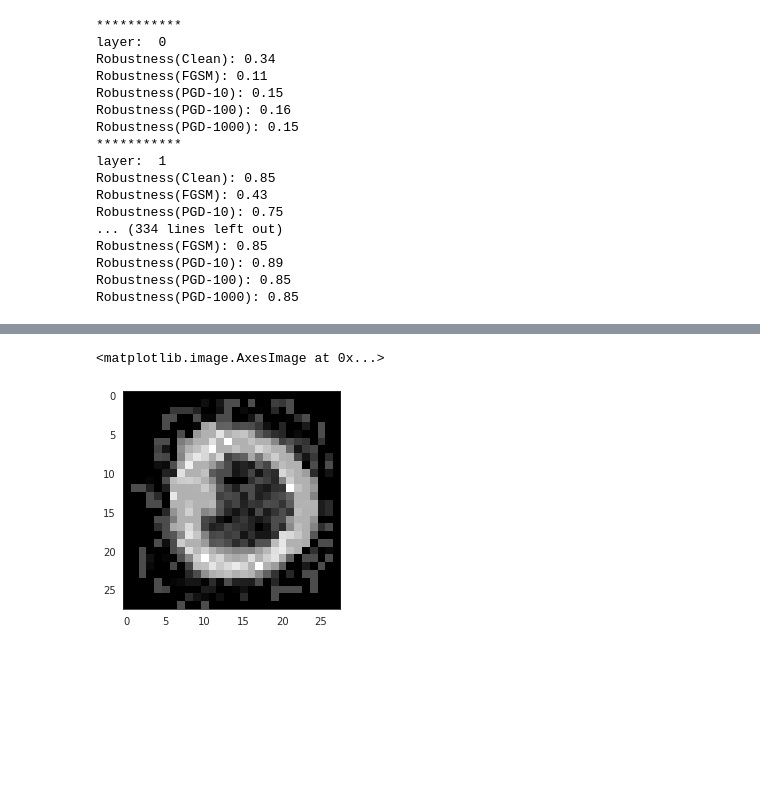
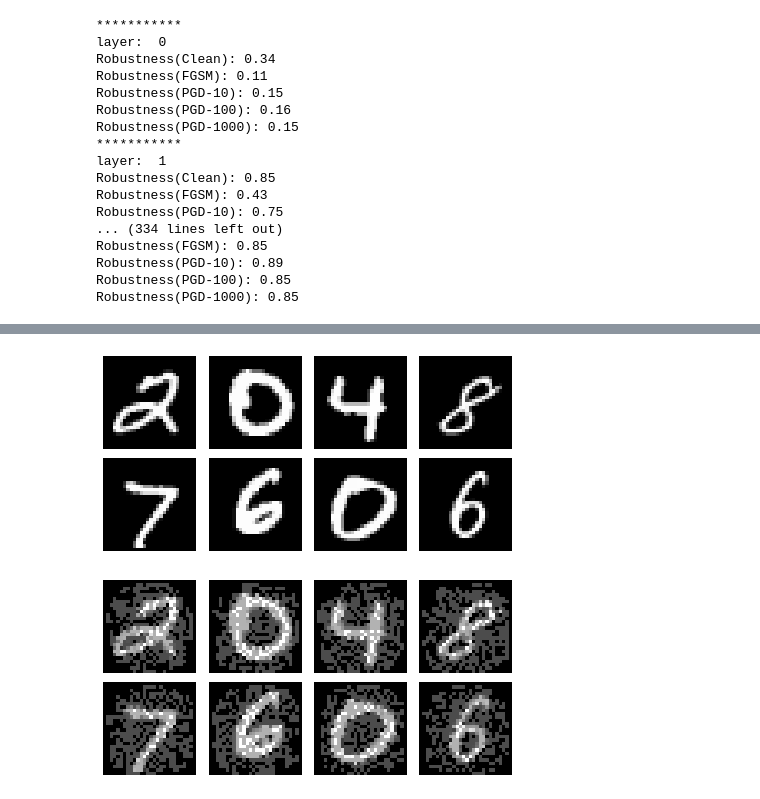
Before and after one commit to jacsaddict/ntk-adversarial-attack, a Jupyter notebook: adversarial-attack-col-wise-mnist-dense.ipynb, the cells around one changed output, grey strips where cells are left out. Drawn from its saved outputs; the diff is of its cells as text; code cells hidden in the pictures; blank space fills up the shorter version.

```diff
--- a/adversarial-attack-col-wise-mnist-dense.ipynb
+++ b/adversarial-attack-col-wise-mnist-dense.ipynb
@@ -64,7 +64,7 @@ y_test = y_test_all[:test_size]
 
 # shape = (x_train.shape[0], 32, 32, 3)
 # %%
-device_id = jax.devices()[1]
+device_id = jax.devices()[0]
 # %%
 # move to gpu
 
@@ -639,5 +634,23 @@ plt.imshow(adv_x_PGD_100[1].reshape((28, 28)), cmap='gray', vmin=0, vmax=1)
-# %%
-plt.imshow(adv_x_PGD_1000[1].reshape((28, 28)), cmap='gray', vmin=0, vmax=1)
-# %% [output]
-<matplotlib.image.AxesImage at 0x...>
-[figure, removed]
+# %%
+img_shape = (28, 28)
+# %%
+def plt_samples(arr):
+    fig, axs = plt.subplots(2, 4, figsize=(6, 3), sharex=True)
+    for row, ax in enumerate(axs):
+        for idx, a in enumerate(ax):
+            img = arr[idx + row*4].reshape(img_shape)
+            a.axis('off')
+            a.xaxis.set_visible(False)
+            a.yaxis.set_visible(False)
+            a.imshow(img, cmap='gray', vmin=0, vmax=1)
+
+    plt.tight_layout()
+    plt.show()
+# %%
+plt_samples(x_test)
+# %% [output]
+[figure, added]
+# %%
+plt_samples(adv_x_FGSM)
+# %% [output]
+[figure, added]
```
Also changed, not shown: parts of 33 cells of this notebook, 2 other files.
